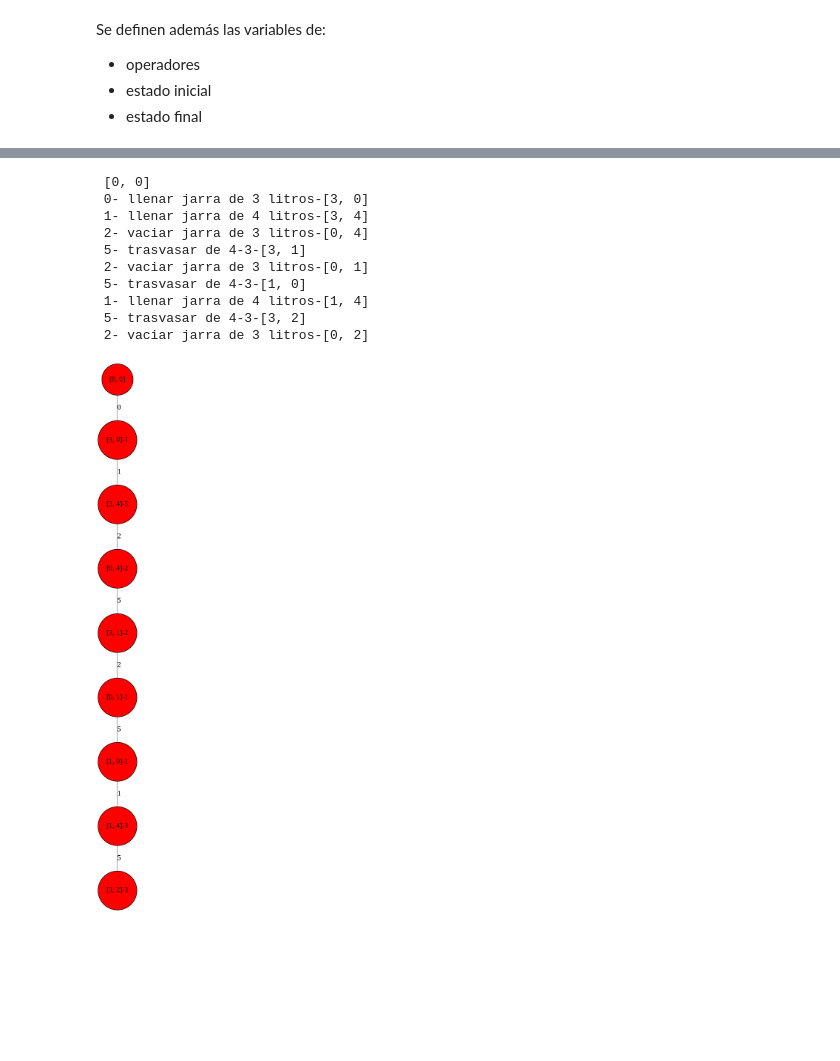
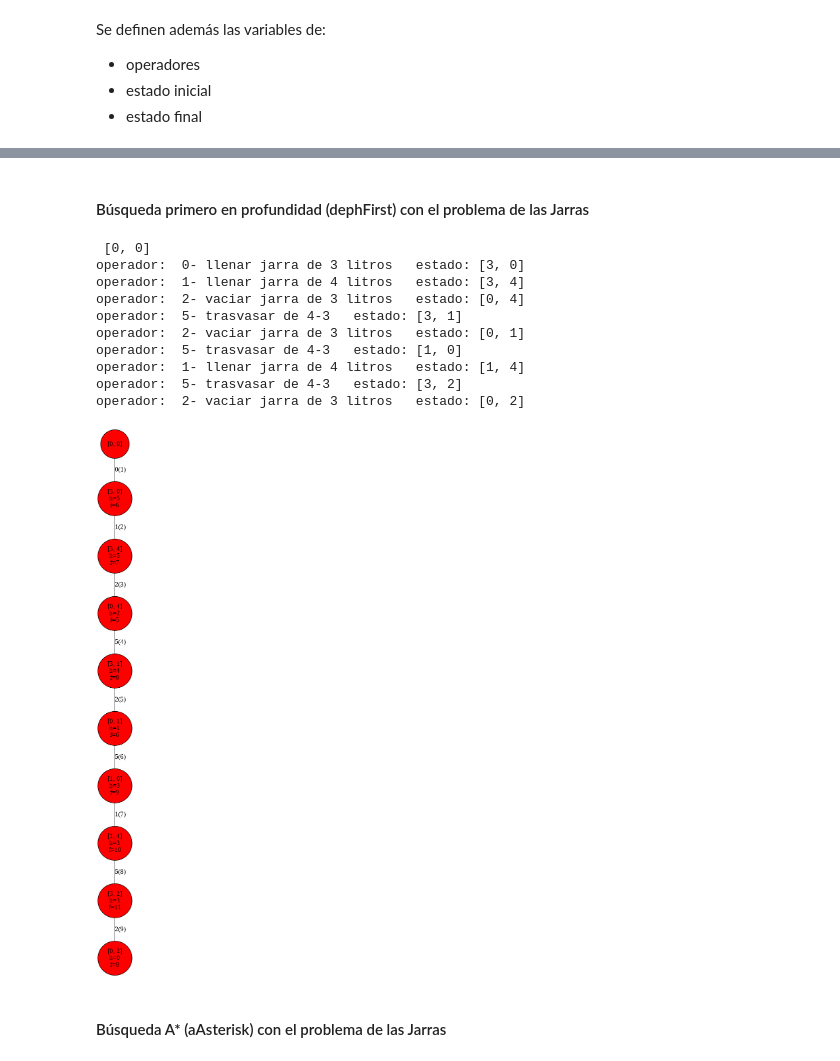
Before and after one commit to ibonetc/Inteligencia_Artificial, a Jupyter notebook: AI_Search.ipynb, the cells around one changed output, grey strips where cells are left out. Cells and saved outputs as stored; diff of their text form; code cells hidden in the pictures; blank space fills up the shorter version.

```diff
--- a/AI_Search.ipynb
+++ b/AI_Search.ipynb
@@ -108,45 +134,27 @@ def breadthFirst(root, startState, endState):
 # %% [markdown]
 ## Búsqueda primero en profundidad
 # %%
-def dephFirstOld(root, startState, endState):
+def dephFirst(root, startState, endState):
     pq=[]
     pq.append(root)
     while len(pq)>0:
       node=pq.pop()
+      if (node.parent is not None):
+        node.parent.add_node_child(node)
       children=node.getchildrens()
       temp=[]
       for i,child in enumerate(children):
         if child is not None:
-          newChild=node.add_child(value=node.value+'-'+str(i),
-                                  state=child, operator=i)
+          newChild=type(root)(value=node.value+'-'+str(i),state=child, operator=i,
+                              parent=node, operators=node.operators)
           temp.append(newChild)
           if endState==child:
+            node.add_node_child(newChild)
             return (root, newChild)
       #Adicionar los hijos en forma inversa para que salga primero el primero que se adicionó
       temp.reverse()
       for e in temp:
         pq.append(e)
-# %%
-def dephFirst(root, startState, endState):
-    pq=[]
-    pq.append(root)
-    while len(pq)>0:
-      node=pq.pop()
-      if (node.parent is not None):
-        node.parent.add_node_child(node)
-      children=node.getchildrens()
-      temp=[]
-      for i,child in enumerate(children):
-        if child is not None:
-          newChild=type(root)(value=node.value+'-'+str(i),state=child, operator=i,
-                              parent=node, operators=node.operators)
-          temp.append(newChild)
-          if endState==child:
-            return (root, newChild)
-      #Adicionar los hijos en forma inversa para que salga primero el primero que se adicionó
-      temp.reverse()
-      for e in temp:
-        pq.append(e)
 # %% [markdown]
 ## Búsqueda primero el mejor (basado en heurística)
 # %%
@@ -275,10 +298,9 @@ class Jarra(Node):
 
   def heuristic(self):
     r1=abs(objective.state[0]-self.state[0])+abs(objective.state[1]-self.state[1])
-    r2=abs(objective.state[0]-self.state[1])+abs(objective.state[1]-self.state[0])
-    return min(r2,r1)
+    return r1
 
-  #Costo acumulativo(valor 1)
+  #Costo acumulativo(valor 1 en cada nivel)
   def cost(self):
     return self.level
 # %% [markdown]
@@ -332,22 +361,26 @@ display(tree_image)
+# %% [markdown]
+#### Búsqueda primero en profundidad (dephFirst) con el problema de las Jarras
 # %%
 jarra=Jarra(value="inicio",state=initState,operators=operators)
 (tree, objective)=dephFirst(jarra,initState,endState)
 path=objective.pathObjective()
 objective.printPath()
 graph=draw(tree, path)
-tree_image = Image(graph.create_png(), width=100, height=600)
+tree_image = Image(graph.create_png(), width=100, height=800)
 display(tree_image)
 # %% [output]
  [0, 0]
- 0- llenar jarra de 3 litros-[3, 0]
- 1- llenar jarra de 4 litros-[3, 4]
- 2- vaciar jarra de 3 litros-[0, 4]
- 5- trasvasar de 4-3-[3, 1]
- 2- vaciar jarra de 3 litros-[0, 1]
- 5- trasvasar de 4-3-[1, 0]
- 1- llenar jarra de 4 litros-[1, 4]
- 5- trasvasar de 4-3-[3, 2]
- 2- vaciar jarra de 3 litros-[0, 2]
+operador:  0- llenar jarra de 3 litros   estado: [3, 0]
+operador:  1- llenar jarra de 4 litros   estado: [3, 4]
+operador:  2- vaciar jarra de 3 litros   estado: [0, 4]
+operador:  5- trasvasar de 4-3   estado: [3, 1]
+operador:  2- vaciar jarra de 3 litros   estado: [0, 1]
+operador:  5- trasvasar de 4-3   estado: [1, 0]
+operador:  1- llenar jarra de 4 litros   estado: [1, 4]
+operador:  5- trasvasar de 4-3   estado: [3, 2]
+operador:  2- vaciar jarra de 3 litros   estado: [0, 2]
-[figure, old version]
+[figure, new version]
+# %% [markdown]
+#### Búsqueda A* (aAsterisk) con el problema de las Jarras
 # %%
 jarra=Jarra(value="inicio",state=initState,operators=operators)
```
Also changed, not shown: parts of 32 cells of this notebook.
